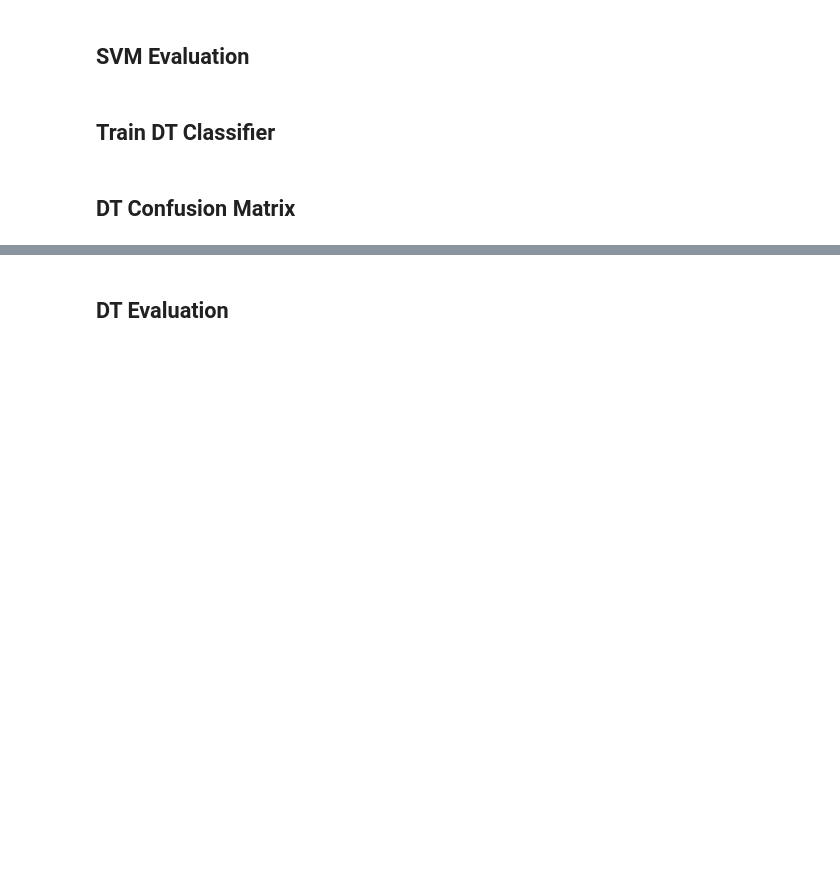
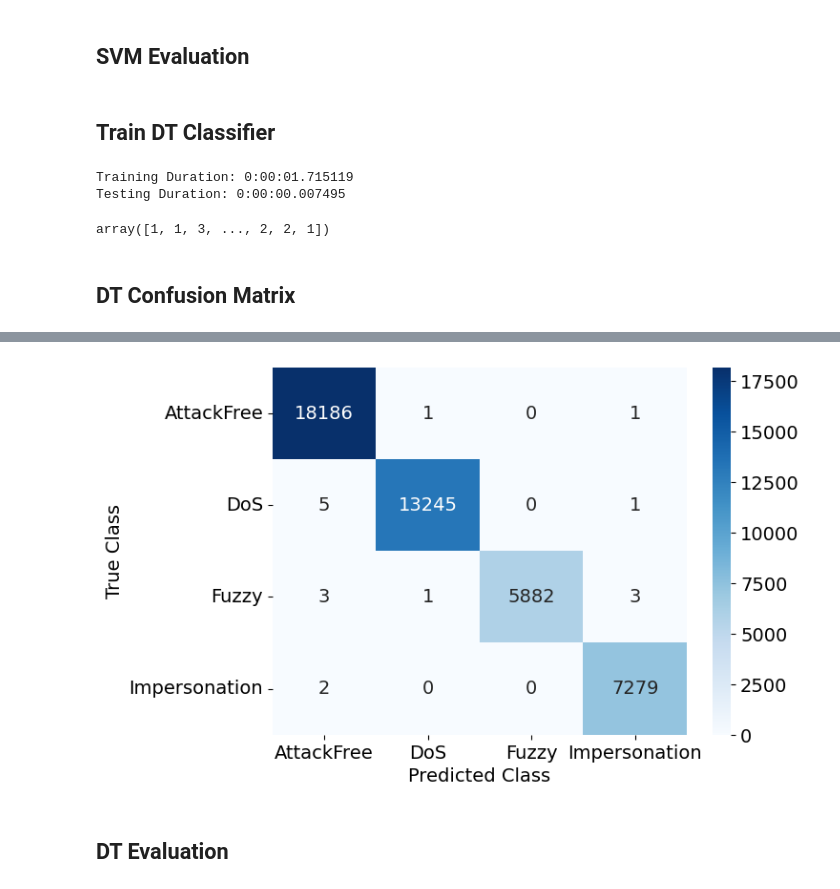
Before and after one commit to Opeoluwa-Udumebraye/IDS-CAN-BUS-Project, a Jupyter notebook: IDS_Development.ipynb, the cells around one changed output, grey strips where cells are left out. Cells and saved outputs as stored; diff of their text form; code cells hidden in the pictures; blank space fills up the shorter version.

```diff
--- a/IDS_Development.ipynb
+++ b/IDS_Development.ipynb
@@ -65,16 +49,16 @@ CAN_attack_dataset2  drive  __MACOSX  sample_data
 ## Reading of Dataset
 # %%
 # Since the dataset is made up of subdataset, we'll read them individually using the function below.
-folder_name = "CAN_dataset"
+folder_name = "CAN_attack_dataset2"
 
-def read_datasets(folder_name: str):
-    AttackFree= pd.read_csv(f'{folder_name}/Attack_free.csv')[0:136933]
-    Flooding= pd.read_csv(f'{folder_name}/Flooding.csv')[0:84999]
-    Fuzzy= pd.read_csv(f'{folder_name}/Fuzzy.csv')[0:40999]
-    Malfunction= pd.read_csv(f'{folder_name}/Malfunction.csv')[0:50999]
+#def read_datasets(folder_name: str):
+AttackFree= pd.read_csv(f'{folder_name}/Attack_free_CAN_data.csv')[0:136933]
+Flooding= pd.read_csv(f'{folder_name}/Flooding_CAN_data.csv')[0:84999]
+Fuzzy= pd.read_csv(f'{folder_name}/Fuzzy_CAN_data.csv')[0:40999]
+Malfunction= pd.read_csv(f'{folder_name}/Malfunction_CAN_data.csv')[0:50999]
 
 # Then call the defined function.
-read_datasets(folder_name)
+#read_datasets(folder_name)
 # %% [markdown]
 ## Label Encoding
 # %%
@@ -297,7 +290,6 @@ classifier_dt = tree.DecisionTreeClassifier(criterion='gini',
                                             splitter='best',
                                             random_state=0,
                                             max_depth=None)
-
 start_time_1 = datetime.now()
 classifier_dt.fit(X_Train, Y_Train)
 end_time_1 = datetime.now()
@@ -312,23 +304,29 @@ Y_Pred_dt = classifier_dt.predict(X_Test)
 end_time_2 = datetime.now()
 print('Testing Duration: {}'.format(end_time_2 - start_time_2))
 Y_Pred_dt
+# %% [output]
+Training Duration: 0:00:01.715119
+Testing Duration: 0:00:00.007495
+array([1, 1, 3, ..., 2, 2, 1])
 # %% [markdown]
 ## DT Confusion Matrix
 # %%
 # Making the Confusion Matrix :DT
-"""
-This creates a heatmap using Seaborn (sn) with the DataFrame df_cm_dt. annot=True adds annotations to each cell,
-fmt='.0f' formats the annotations as integers,
-and cmap='Blues' sets the color map to blue shades.
-"""
-
 cm_dt = confusion_matrix(Y_Test, Y_Pred_dt)
 cm_dt
+
+import seaborn as sn
+import matplotlib.pyplot as plt
+
+
 
 font = {'family' : 'normal',
         'size'   : 14}
 
 plt.rc('font', **font)
+
+label = ['AttackFree', 'DoS', 'Fuzzy', 'Impersonation']
+
 
 df_cm_dt = pd.DataFrame(cm_dt, index = [i for i in label],
                   columns = [i for i in label])
@@ -338,3 +336,4 @@ sn.heatmap(df_cm_dt, annot=True, fmt='.0f', cmap='Blues')
 plt.ylabel('True Class')
 plt.xlabel('Predicted Class')
 plt.show()
+# %% [output]
@@ -341,3 +357,4 @@ plt.show()
+[figure, added]
 # %% [markdown]
 ## DT Evaluation
 # %%
```
Also changed, not shown: parts of 11 cells of this notebook, 1 other file.
